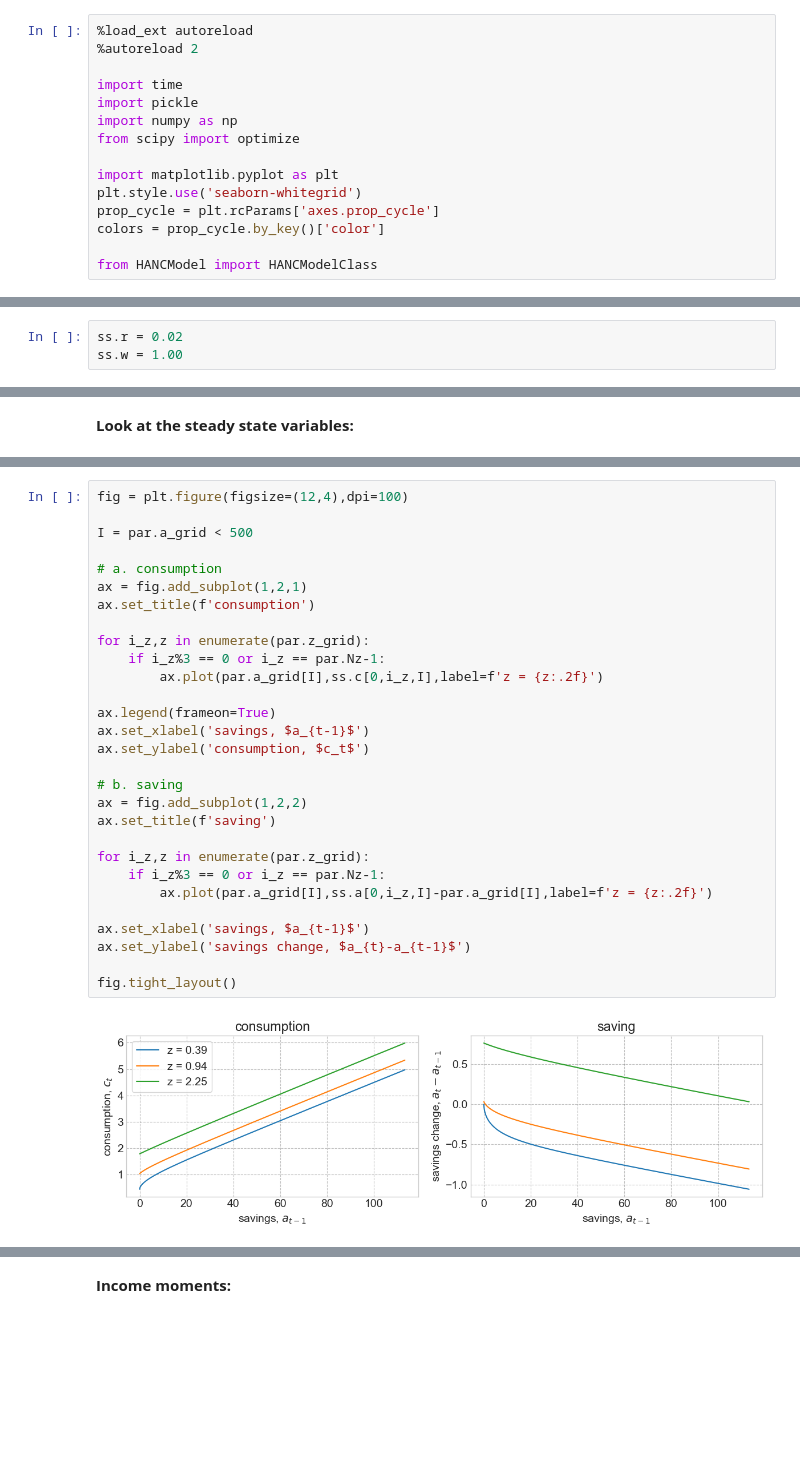
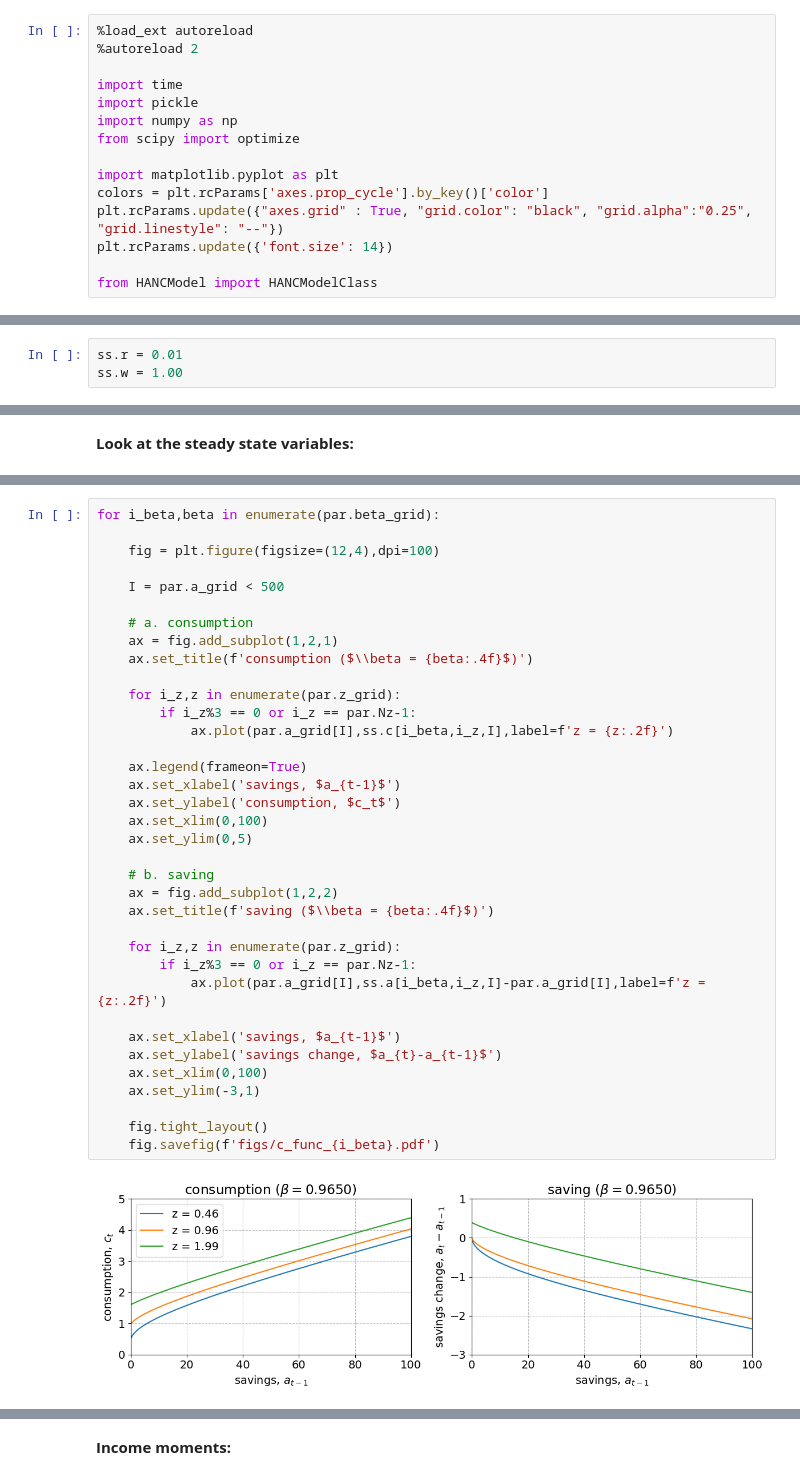
Before and after one commit to NumEconCopenhagen/AdvMacroHet, a Jupyter notebook: 02-StationaryEquilibrium/StationaryEquilibrium.ipynb, the cells around one changed output, grey strips where cells are left out. Drawn from its saved outputs; the diff is of its cells as text; blank space fills up the shorter version.

```diff
--- a/02-StationaryEquilibrium/StationaryEquilibrium.ipynb
+++ b/02-StationaryEquilibrium/StationaryEquilibrium.ipynb
@@ -15,8 +37,8 @@ import numpy as np
 from scipy import optimize
 
 import matplotlib.pyplot as plt
-plt.style.use('seaborn-whitegrid')
-prop_cycle = plt.rcParams['axes.prop_cycle']
-colors = prop_cycle.by_key()['color']
+colors = plt.rcParams['axes.prop_cycle'].by_key()['color']
+plt.rcParams.update({"axes.grid" : True, "grid.color": "black", "grid.alpha":"0.25", "grid.linestyle": "--"})
+plt.rcParams.update({'font.size': 14})
 
 from HANCModel import HANCModelClass
@@ -46,7 +68,7 @@ print(ss.D.shape)
 # %% [markdown]
 Set the steady state values, which matter for the household:
 # %%
-ss.r = 0.02
+ss.r = 0.01
 ss.w = 1.00
 # %% [markdown]
 **Solve the household problem** with `.solve_hh_ss()`:
@@ -117,31 +180,38 @@ clearing_C     : -0.0000
 # %%
-fig = plt.figure(figsize=(12,4),dpi=100)
+for i_beta,beta in enumerate(par.beta_grid):
 
-I = par.a_grid < 500
+    fig = plt.figure(figsize=(12,4),dpi=100)
 
-# a. consumption
-ax = fig.add_subplot(1,2,1)
-ax.set_title(f'consumption')
+    I = par.a_grid < 500
 
-for i_z,z in enumerate(par.z_grid):
-    if i_z%3 == 0 or i_z == par.Nz-1:
-        ax.plot(par.a_grid[I],ss.c[0,i_z,I],label=f'z = {z:.2f}')
+    # a. consumption
+    ax = fig.add_subplot(1,2,1)
+    ax.set_title(f'consumption ($\\beta = {beta:.4f}$)')
 
-ax.legend(frameon=True)
-ax.set_xlabel('savings, $a_{t-1}$')
-ax.set_ylabel('consumption, $c_t$')
+    for i_z,z in enumerate(par.z_grid):
+        if i_z%3 == 0 or i_z == par.Nz-1:
+            ax.plot(par.a_grid[I],ss.c[i_beta,i_z,I],label=f'z = {z:.2f}')
 
-# b. saving
-ax = fig.add_subplot(1,2,2)
-ax.set_title(f'saving')
+    ax.legend(frameon=True)
+    ax.set_xlabel('savings, $a_{t-1}$')
+    ax.set_ylabel('consumption, $c_t$')
+    ax.set_xlim(0,100)
+    ax.set_ylim(0,5)
 
-for i_z,z in enumerate(par.z_grid):
-    if i_z%3 == 0 or i_z == par.Nz-1:
-        ax.plot(par.a_grid[I],ss.a[0,i_z,I]-par.a_grid[I],label=f'z = {z:.2f}')
+    # b. saving
+    ax = fig.add_subplot(1,2,2)
+    ax.set_title(f'saving ($\\beta = {beta:.4f}$)')
 
-ax.set_xlabel('savings, $a_{t-1}$')
-ax.set_ylabel('savings change, $a_{t}-a_{t-1}$')
+    for i_z,z in enumerate(par.z_grid):
+        if i_z%3 == 0 or i_z == par.Nz-1:
+            ax.plot(par.a_grid[I],ss.a[i_beta,i_z,I]-par.a_grid[I],label=f'z = {z:.2f}')
 
-fig.tight_layout()
+    ax.set_xlabel('savings, $a_{t-1}$')
+    ax.set_ylabel('savings change, $a_{t}-a_{t-1}$')
+    ax.set_xlim(0,100)
+    ax.set_ylim(-3,1)
+
+    fig.tight_layout()
+    fig.savefig(f'figs/c_func_{i_beta}.pdf')
 # %% [output]
-[figure, old version]
+[figure, new version]
```
Also changed, not shown: parts of 46 cells of this notebook, 36 other files.
